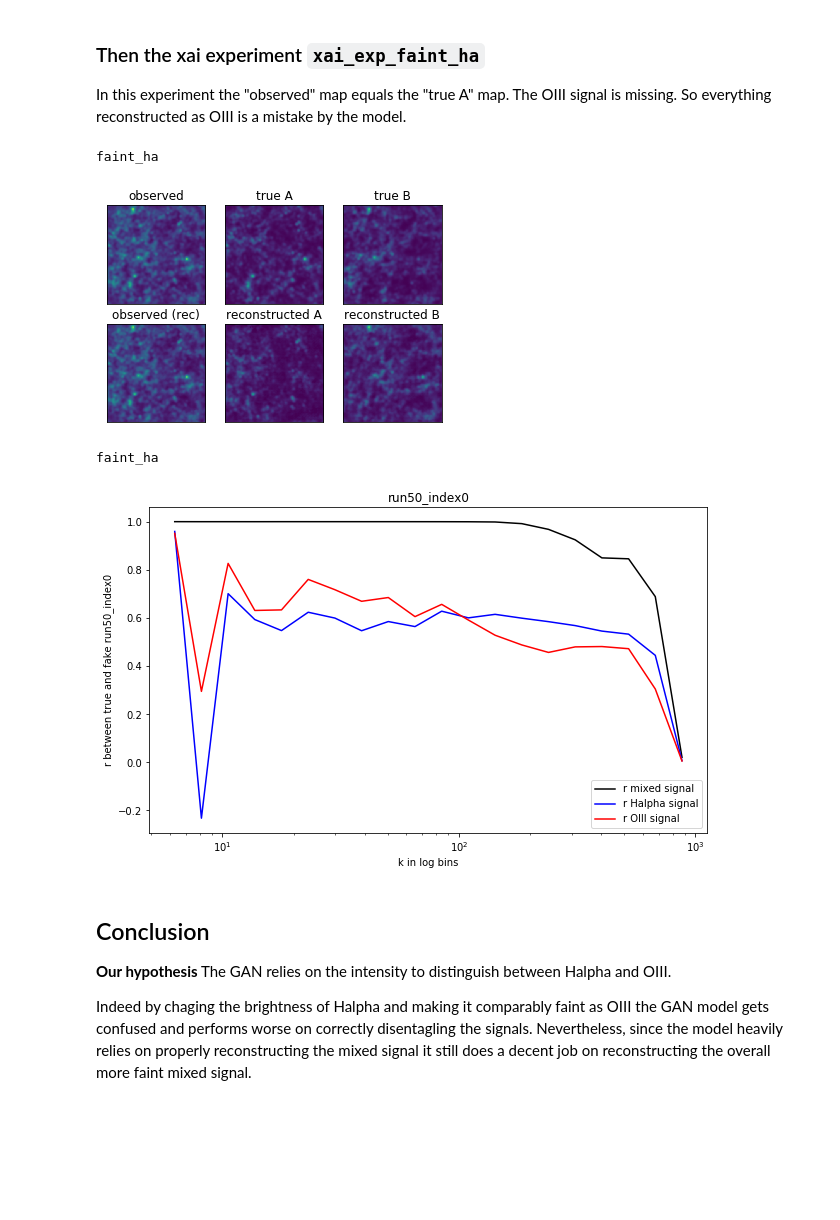
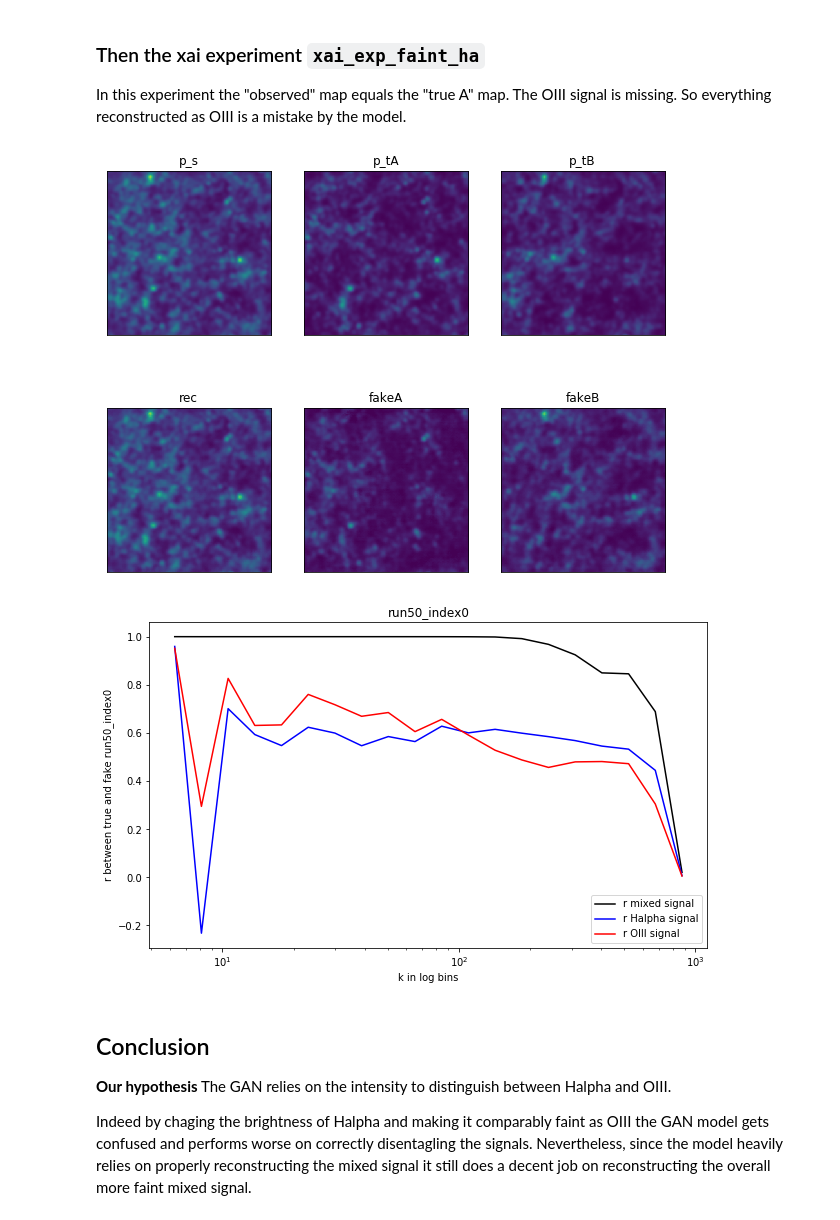
Before and after one commit to knmoriwaki/IM2IM, a Jupyter notebook: explain/xai_exp_analysis.ipynb, the cells around one changed output. Cells and saved outputs as stored; diff of their text form; code cells hidden in the pictures; blank space fills up the shorter version.

```diff
--- a/explain/xai_exp_analysis.ipynb
+++ b/explain/xai_exp_analysis.ipynb
@@ -59,14 +59,11 @@ plot_r_single_sample(data_ref, suffix, log_bins=True)
 ### Then the xai experiment `xai_exp_faint_ha`
 In this experiment the "observed" map equals the "true A" map. The OIII signal is missing. So everything reconstructed as OIII is a mistake by the model.
 # %%
-data_exp = read_data(exp_dir, xai_exp='faint_ha', suffix=suffix, ldict=False)
-plot_true_fake_maps(data_exp, results_dir)
-data_exp = read_data(exp_dir, xai_exp='faint_ha', suffix=suffix, ldict=True)
+data_exp = XAIDataLoader(base_output_dir, names[1], suffix=suffix)
+plot_true_fake_maps(data_exp, results_dir, names[1], suffix=suffix)
 plot_r_single_sample(data_exp, suffix, log_bins=True)
 # %% [output]
-faint_ha
-[figure, old version]
+[figure, new version]
-faint_ha
 [figure]
 # %% [markdown]
 ## Conclusion
```
Also changed, not shown: parts of 4 cells of this notebook, 1 other file.
